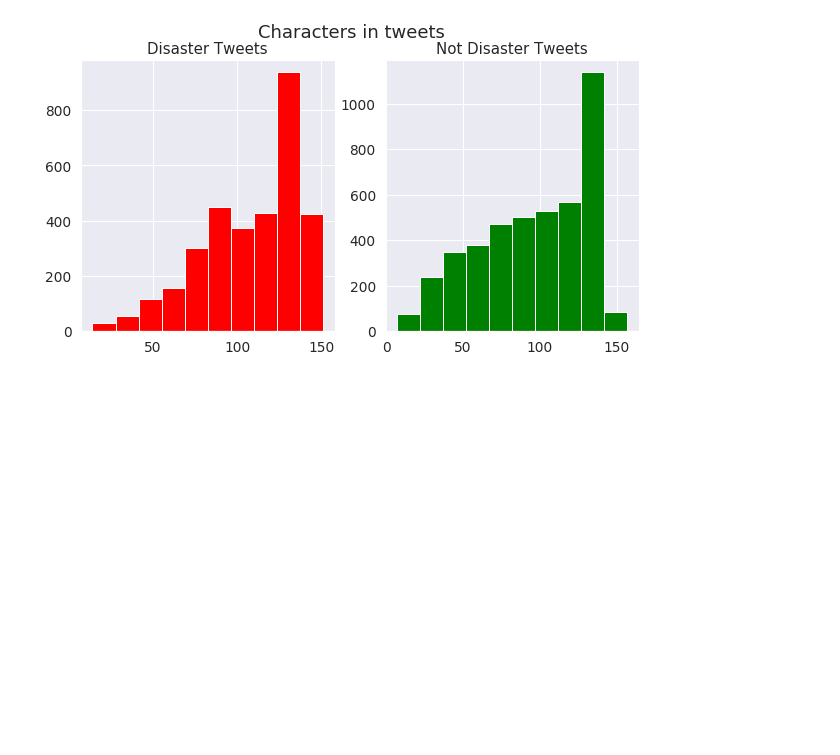
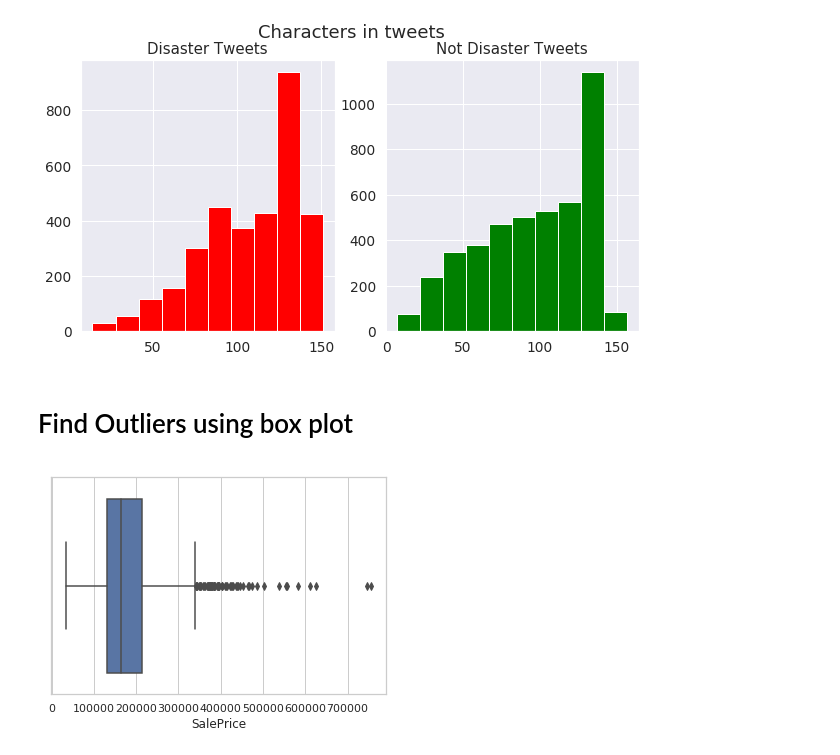
Before and after one commit to sudendroid/Data-Visualization, a Jupyter notebook: DataVisualization.ipynb, the cells around one changed output. Saved outputs shown, nothing was run; the diff lists cells and outputs as text; code cells hidden in the pictures; blank space fills up the shorter version.

Commit message:
detect outlier using box plot

```diff
--- a/DataVisualization.ipynb
+++ b/DataVisualization.ipynb
@@ -127,3 +127,10 @@ fig.suptitle('Characters in tweets')
 plt.show()
 # %% [output]
 [figure]
+# %% [markdown]
+<h1>Find Outliers using box plot </h1>
+# %%
+sns.set(style="whitegrid")
+ax = sns.boxplot(x=df_house_prices["SalePrice"])
+# %% [output]
+[figure, added]
```
Also changed, not shown: parts of 1 cell of this notebook.
